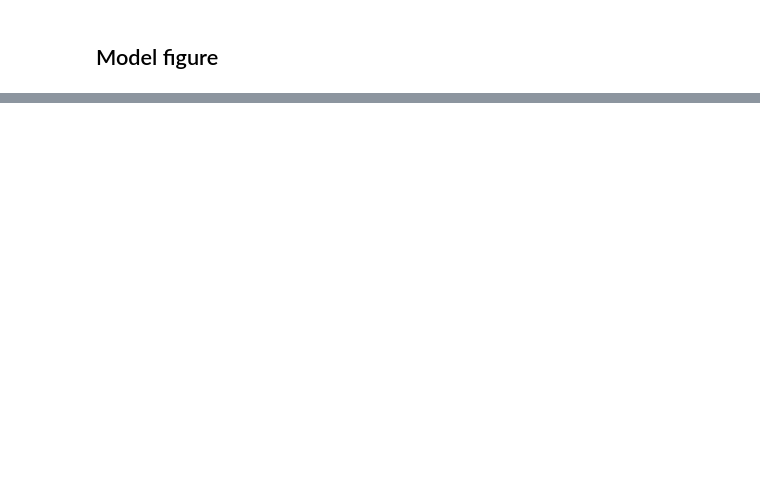
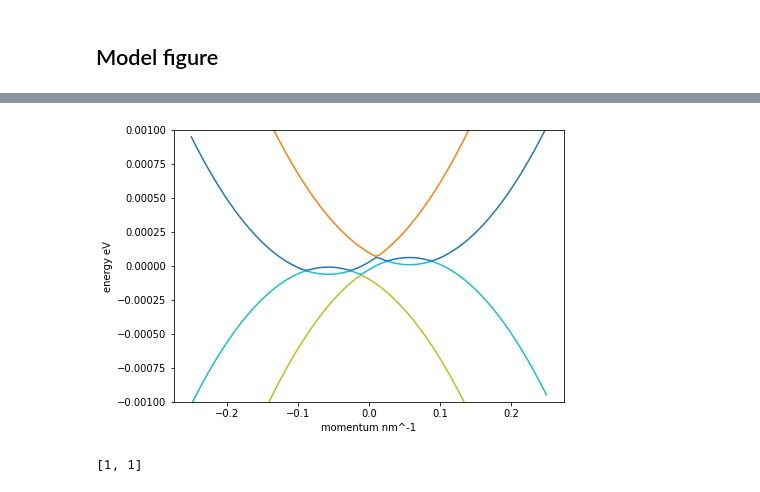
Before and after one commit to mikeyh30/nanowire-simulation, a Jupyter notebook: sim.ipynb, the cells around one changed output, grey strips where cells are left out. Drawn from its saved outputs; the diff is of its cells as text; code cells hidden in the pictures; blank space fills up the shorter version.

```diff
--- a/sim.ipynb
+++ b/sim.ipynb
@@ -236,0 +266,11 @@ plot = kwant.plot(syst, show=True, site_color=lambda s: "y" if barrier_region(s,
+# %%
+p = dict(newparams,M=0.1,B=0.0)
+fig = kwant.plotter.bands(syst.leads[0], momenta=np.linspace(-0.25,0.25,101), show=False, params=p)
+ax = fig.gca()
+ax.set_ylim([-0.001,0.001])
+plt.xlabel("momentum nm^-1")
+plt.ylabel("energy eV")
+plt.gca().get_lines()[0].set_color("black")
+plt.show()
+# %% [output]
+[figure, added]
@@ -236,0 +292,4 @@ plot = kwant.plot(syst, show=True, site_color=lambda s: "y" if barrier_region(s,
+# %%
+syst.leads[0].modes(energy=0,params=dict(newparams,M=m))[0].block_nmodes
+# %% [output]
+[1, 1]
```
Also changed, not shown: parts of 28 cells of this notebook.
